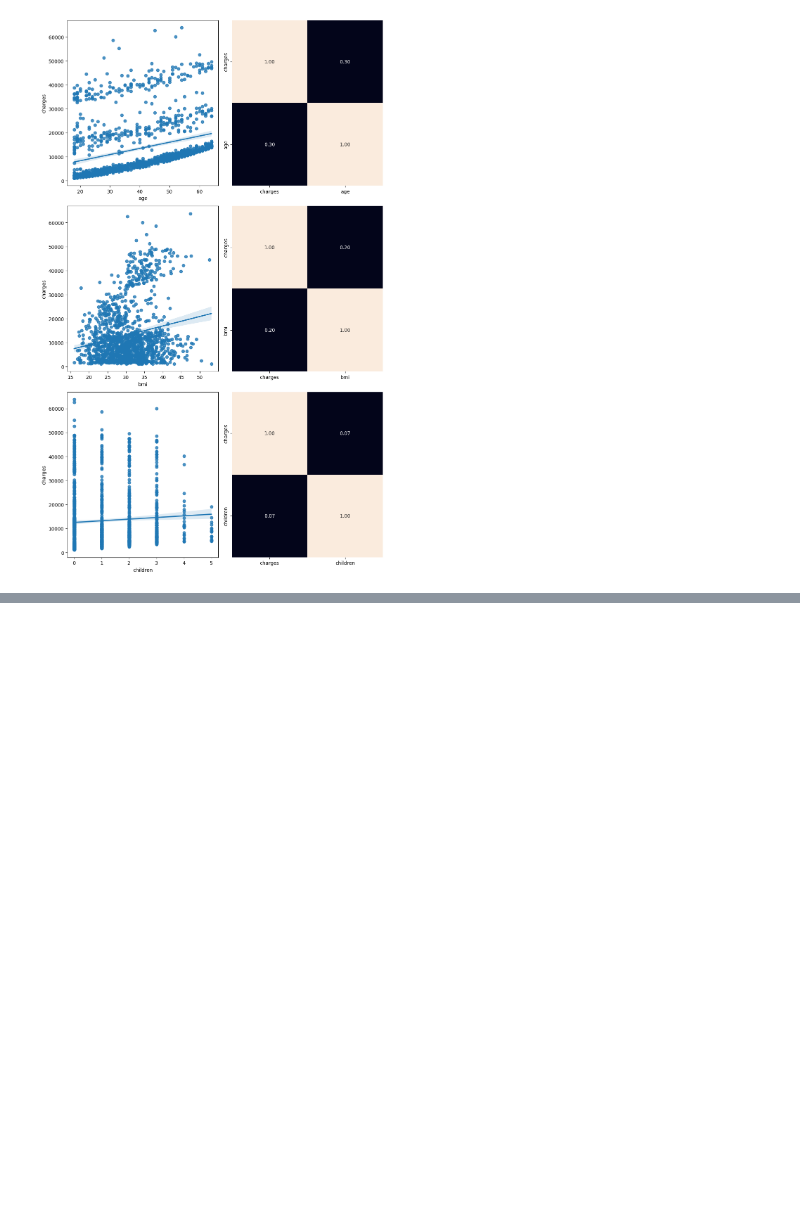
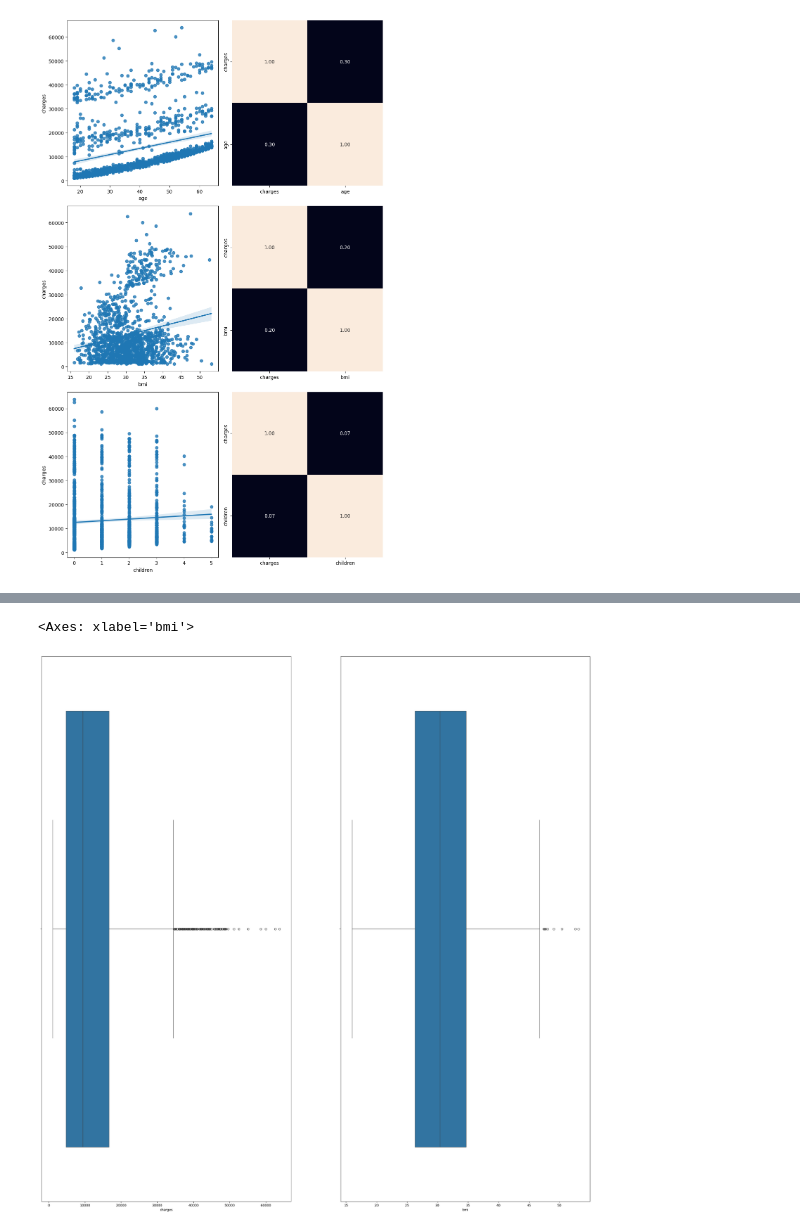
Before and after one commit to diegowp310/Regresion_lineal, a Jupyter notebook: src/explore.ipynb, the cells around one changed output, grey strips where cells are left out. Cells and saved outputs as stored; diff of their text form; code cells hidden in the pictures; blank space fills up the shorter version.

```diff
--- a/src/explore.ipynb
+++ b/src/explore.ipynb
@@ -116,0 +141,8 @@ plt.show()
+# %%
+fig, axis = plt.subplots(1,2, figsize=(30,30))
+
+sns.boxplot(ax=axis[0], data=df, x="charges")
+sns.boxplot(ax=axis[1], data=df, x="bmi")
+# %% [output]
+<Axes: xlabel='bmi'>
+[figure, added]
```
Also changed, not shown: parts of 21 cells of this notebook.
